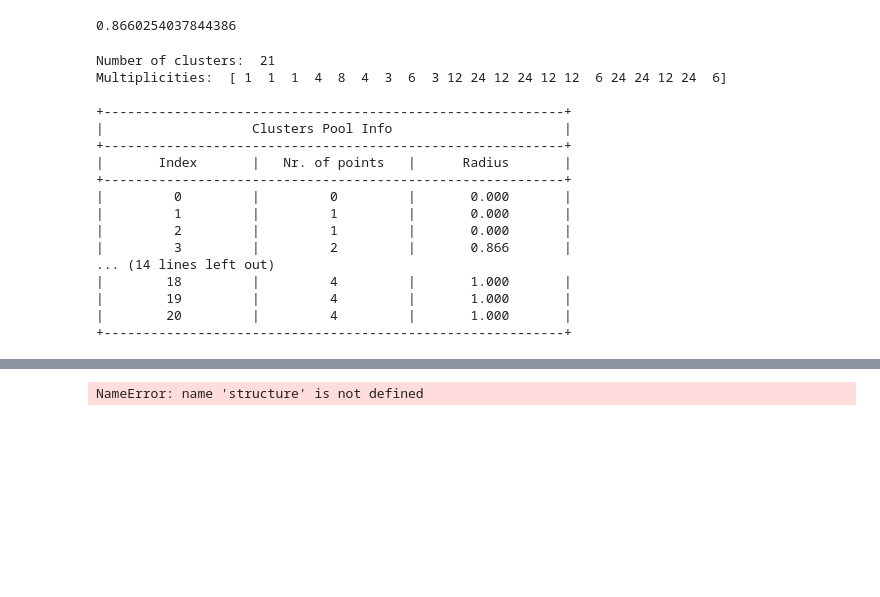
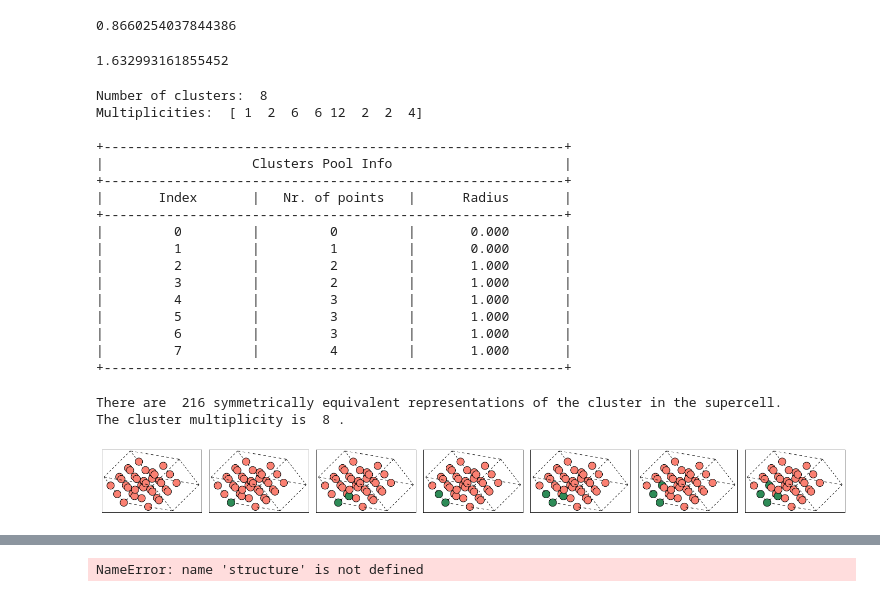
Before and after one commit to reach2sayan/CVM, a Jupyter notebook: ClusterViz.ipynb, the cells around one changed output, grey strips where cells are left out. Cells and saved outputs as stored; diff of their text form; code cells hidden in the pictures; blank space fills up the shorter version.

```diff
--- a/ClusterViz.ipynb
+++ b/ClusterViz.ipynb
@@ -8,27 +8,37 @@ import math
 from clusterx.symmetry import get_spacegroup
 from clusterx.super_cell import SuperCell
 import numpy as np
+from ase.build import bulk, make_supercell
 import clusterx.utils as clutils
 from ase.visualize import view
 
 r = math.sqrt(0.5**2 + 0.5**2 + 0.5**2)
 print(r)
+# dict_colors = {'Ta':'salmon','V':'mediumseagreen','W':'goldenrod'}
+# dict_colors_selected = {'Ta':'darksalmon','V':'seagreen','W':'darkgoldenrod'}
+dict_colors = {'Ir':'salmon','Ru':'mediumseagreen',}
+dict_colors_selected = {'Ir':'darksalmon','Ru':'seagreen'}
 # %% [output]
 0.8660254037844386
+# %%
+np.sqrt(8/3)
+# %% [output]
+1.632993161855452
 # %%
-a=1.0
-pri = Atoms(positions=[[0,0,0]],cell=[[a*0.5,a*0.5,a*0.5],[a*0.5,a*-0.5,a*0.5],[a*0.5,a*0.5,a*-0.5]],pbc=(1,1,1))
-plat = ParentLattice(pri,site_symbols=[['Mo','V','W']])
+from clusterx.super_cell import SuperCell
+a=2.5
+pri = Atoms(scaled_positions=[[0,0,0],[1/3, 2/3, 1/2]],cell=[[1.0,0,0],[-0.5,np.sqrt(3)/2,0.0],[0,0,np.sqrt(8/3)]],pbc=(1,1,1))
+plat = ParentLattice(pri,site_symbols=[['Ir','Ru'],['Ir','Ru']])
 # %%
-cpool = ClustersPool(plat, npoints=[0,1,2,3,4], radii=[0,0,a,a,a])
+cpool = ClustersPool(plat, npoints=[0,1,2,3,4],radii=[0,0,1.0,1.0,1.0])
 # %%
 print("Number of clusters: ", len(cpool))
 print("Multiplicities: ", cpool.get_multiplicities())
 cpool.write_clusters_db()
 cpool.display_info()
 # %% [output]
-Number of clusters:  21
-Multiplicities:  [ 1  1  1  4  8  4  3  6  3 12 24 12 24 12 12  6 24 24 12 24  6]
+Number of clusters:  8
+Multiplicities:  [ 1  2  6  6 12  2  2  4]
 
 +-----------------------------------------------------------+
 |                   Clusters Pool Info                      |
@@ -37,10 +47,42 @@ Multiplicities:  [ 1  1  1  4  8  4  3  6  3 12 24 12 24 12 12  6 24 24 12 24  6
 +-----------------------------------------------------------+
 |         0         |         0         |       0.000       |
 |         1         |         1         |       0.000       |
-|         2         |         1         |       0.000       |
-|         3         |         2         |       0.866       |
-... (14 lines left out)
-|        18         |         4         |       1.000       |
-|        19         |         4         |       1.000       |
-|        20         |         4         |       1.000       |
+|         2         |         2         |       1.000       |
+|         3         |         2         |       1.000       |
+|         4         |         3         |       1.000       |
+|         5         |         3         |       1.000       |
+|         6         |         3         |       1.000       |
+|         7         |         4         |       1.000       |
 +-----------------------------------------------------------+
+# %%
+cluster_orbit, cluster_multiplicity = cpool.get_cluster_orbit(cluster_index = 3)
+
+print("There are ",len(cluster_orbit),"symmetrically equivalent representations of the cluster in the supercell.")
+print("The cluster multiplicity is ",cluster_multiplicity,".")
+# %% [output]
+There are  216 symmetrically equivalent representations of the cluster in the supercell.
+The cluster multiplicity is  8 .
+# %%
+from ase.visualize.plot import plot_atoms
+import matplotlib.pyplot as plt
+fig, axs = plt.subplots(1,7,figsize=(20,2))
+axarr = axs.flatten()
+plt.setp(axarr, xticks=[], yticks=[])
+plt_idx = 0
+for index, clus in enumerate(cpool.get_cpool_atoms()):
+    colors = []
+    if index == 6:
+        continue
+    for index2, element in enumerate(clus.get_chemical_symbols()):
+        if index2 in cpool.get_cpool_dict()['atom_indexes'][index]:
+            colors.append(dict_colors_selected[element])
+        else:
+            colors.append(dict_colors[element])
+    axarr[plt_idx].set_aspect('equal')
+    plot_atoms(clus, axarr[plt_idx], radii=0.15, colors=colors,rotation=('45x,45y,45z'),)
+    plt_idx += 1
+fig.tight_layout()
+plt.savefig('binary-clusters-hcp.pdf',dpi=300)
+plt.show()
+# %% [output]
+[figure, added]
```
Also changed, not shown: parts of 1 cell of this notebook, 4 other files.
